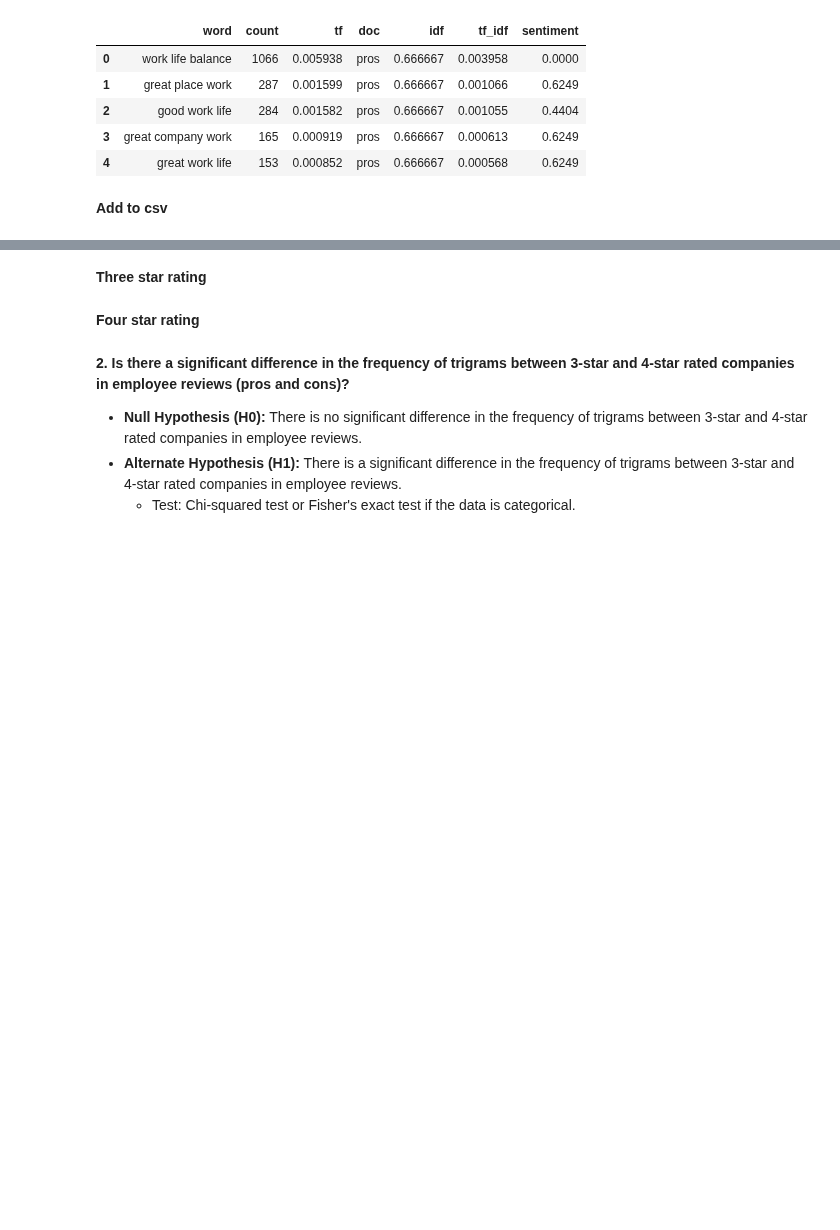
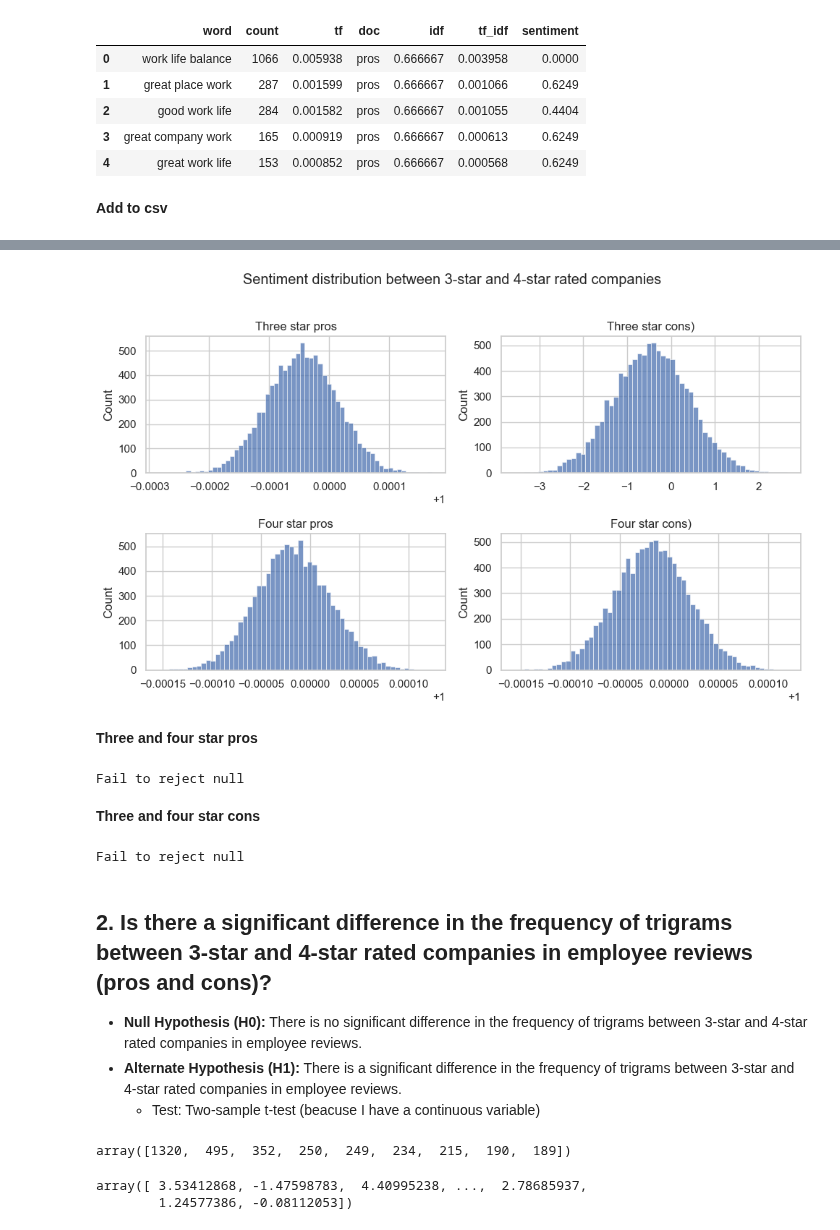
Before and after one commit to glassdoorstars/glassdoor-rating-predictions, a Jupyter notebook: trigram_stats_test.ipynb, the cells around one changed output, grey strips where cells are left out. Saved outputs shown, nothing was run; the diff lists cells and outputs as text; code cells hidden in the pictures; blank space fills up the shorter version.

```diff
--- a/trigram_stats_test.ipynb
+++ b/trigram_stats_test.ipynb
@@ -141,4 +146,9 @@ three_star.head(2)
 # %%
+# use polarity_scores from that object
+sia = nltk.sentiment.SentimentIntensityAnalyzer()
+# grab the sentiment from each of the texts as they stand
+train['pros_lem_sentiment'] = train.pros_lemmatized.apply(lambda doc: sia.polarity_scores(doc)['compound'])
+train['cons_lem_sentiment'] = train.cons_cleaned.apply(lambda doc: sia.polarity_scores(doc)['compound'])
 train.head(2)
 # %% [output]
 |  | pros | cons | name | rating | ceo_approval | friend_recommendation | pros_cleaned | pros_lemmatized | ... |
@@ -161,10 +197,69 @@ def Hypothesis_check(p_value, alpha = 0.05):
+# %%
+# Create a figure with one row and two columns of subplots
+fig, axs = plt.subplots(nrows=2, ncols=2, figsize=(10, 6))
+
+# Plot the first scatterplot on the first subplot and set title and labels
+sns.histplot(three_star_pros_dist, ax=axs[0,0])
+axs[0,0].set_title("Three star pros")
+# axs[0,0].set_ylabel("Distribution")
+# axs[0,0].set_xlabel("Sentiment")
+
+# Plot the second scatterplot on the second subplot and set title and labels
+sns.histplot(three_star_cons_dist, ax=axs[0,1])
+axs[0,1].set_title("Three star cons)")
+# axs[0,1].set_ylabel("Distribution")
+# axs[0,1].set_xlabel("Sentiment")
+
+# Plot the first scatterplot on the first subplot and set title and labels
+sns.histplot(four_star_pros_dist, ax=axs[1,0])
+axs[1,0].set_title("Four star pros")
+# axs[1,0].set_ylabel("Distribution")
+# axs[1,0].set_xlabel("Sentiment")
+
+# Plot the second scatterplot on the second subplot and set title and labels
+sns.histplot(four_star_cons_dist, ax=axs[1,1])
+axs[1,1].set_title("Four star cons)")
+# axs[1,1].set_ylabel("Distribution")
+# axs[1,1].set_xlabel("Sentiment")
+
+# Add a main title for the entire figure
+plt.suptitle("Sentiment distribution between 3-star and 4-star rated companies", y=1.02)
+
+# Show the plots
+plt.tight_layout()
+plt.show()
+# %% [output]
+[figure, added]
 # %% [markdown]
-**Three star rating**
+**Three and four star pros**
+# %%
+statistic, p_value = stats.ttest_ind(three_star_pros.mean(),four_star_pros.mean())
+Hypothesis_check_double_side_ttest(p_value, statistic)
+# %% [output]
+Fail to reject null
 # %% [markdown]
-**Four star rating**
+**Three and four star cons**
+# %%
+statistic, p_value = stats.ttest_ind(three_star_cons.mean(),four_star_cons.mean())
+Hypothesis_check_double_side_ttest(p_value, statistic)
+# %% [output]
+Fail to reject null
 # %% [markdown]
-**2. Is there a significant difference in the frequency of trigrams between 3-star and 4-star rated companies in employee reviews (pros and cons)?**
+## 2. Is there a significant difference in the frequency of trigrams between 3-star and 4-star rated companies in employee reviews (pros and cons)?
 
 - **Null Hypothesis (H0):** There is no significant difference in the frequency of trigrams between 3-star and 4-star rated companies in employee reviews.
 - **Alternate Hypothesis (H1):** There is a significant difference in the frequency of trigrams between 3-star and 4-star rated companies in employee reviews.
-   - Test: Chi-squared test or Fisher's exact test if the data is categorical.
+   - Test: Two-sample t-test (beacuse I have a continuous variable)
+# %%
+three_star_count = three_star["count"].values
+four_star_count = four_star["count"].values
+three_star_count[:9]
+# %% [output]
+array([1320,  495,  352,  250,  249,  234,  215,  190,  189])
+# %%
+three_star_count_dist = stats.norm(three_star_count.mean(), three_star_count.std()).rvs(10_000)
+four_star_count_dist = stats.norm(four_star_count.mean(), four_star_count.std()).rvs(10_000)
+four_star_count_dist
+# %% [output]
+array([ 3.53412868, -1.47598783,  4.40995238, ...,  2.78685937,
+        1.24577386, -0.08112053])
```
Also changed, not shown: parts of 65 cells of this notebook, 1 other file.
